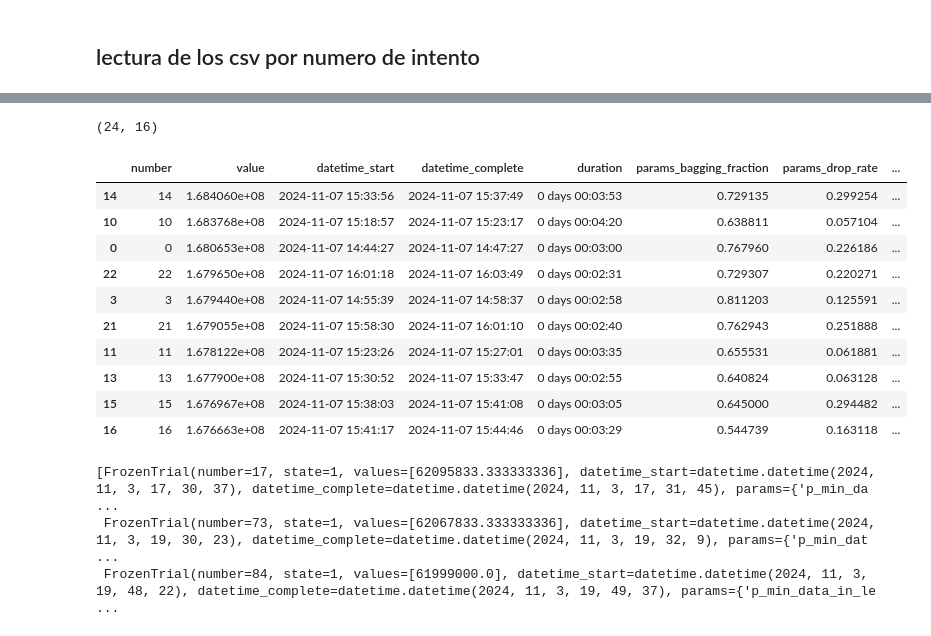
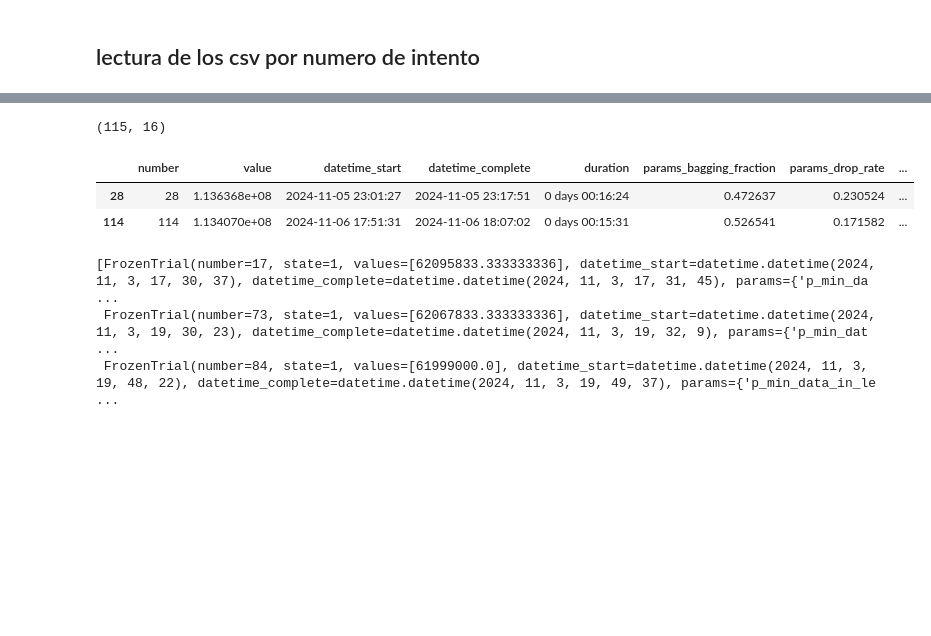
Before and after one commit to jgjuara/pipe-dmeyf24, a Jupyter notebook: testing/evaluacion.ipynb, the cells around one changed output, grey strips where cells are left out. Drawn from its saved outputs; the diff is of its cells as text; code cells hidden in the pictures; blank space fills up the shorter version.

```diff
--- a/testing/evaluacion.ipynb
+++ b/testing/evaluacion.ipynb
@@ -51,27 +87,17 @@ optuna.get_all_study_names(st)
 # %%
-
-
 study = optuna.load_study(
-    study_name= "exp105",
+    study_name= "exp103",
     storage= st)
 # %%
 st_df = study.trials_dataframe().sort_values("value", ascending = False)
 # %%
 st_df.loc[st_df['state'] == 'COMPLETE'].shape
 # %% [output]
-(24, 16)
+(115, 16)
 # %%
-st_df.loc[st_df['state'] == 'COMPLETE'].head(10)
+st_df.loc[st_df['state'] == 'COMPLETE'].head(2)
 # %% [output]
 |  | number | value | datetime_start | datetime_complete | duration | params_bagging_fraction | params_drop_rate | ... |
-| 14 | 14 | 1.684060e+08 | 2024-11-07 15:33:56 | 2024-11-07 15:37:49 | 0 days 00:03:53 | 0.729135 | 0.299254 | ... |
-| 10 | 10 | 1.683768e+08 | 2024-11-07 15:18:57 | 2024-11-07 15:23:17 | 0 days 00:04:20 | 0.638811 | 0.057104 | ... |
-| 0 | 0 | 1.680653e+08 | 2024-11-07 14:44:27 | 2024-11-07 14:47:27 | 0 days 00:03:00 | 0.767960 | 0.226186 | ... |
-| 22 | 22 | 1.679650e+08 | 2024-11-07 16:01:18 | 2024-11-07 16:03:49 | 0 days 00:02:31 | 0.729307 | 0.220271 | ... |
-| 3 | 3 | 1.679440e+08 | 2024-11-07 14:55:39 | 2024-11-07 14:58:37 | 0 days 00:02:58 | 0.811203 | 0.125591 | ... |
-| 21 | 21 | 1.679055e+08 | 2024-11-07 15:58:30 | 2024-11-07 16:01:10 | 0 days 00:02:40 | 0.762943 | 0.251888 | ... |
-| 11 | 11 | 1.678122e+08 | 2024-11-07 15:23:26 | 2024-11-07 15:27:01 | 0 days 00:03:35 | 0.655531 | 0.061881 | ... |
-| 13 | 13 | 1.677900e+08 | 2024-11-07 15:30:52 | 2024-11-07 15:33:47 | 0 days 00:02:55 | 0.640824 | 0.063128 | ... |
-| 15 | 15 | 1.676967e+08 | 2024-11-07 15:38:03 | 2024-11-07 15:41:08 | 0 days 00:03:05 | 0.645000 | 0.294482 | ... |
-| 16 | 16 | 1.676663e+08 | 2024-11-07 15:41:17 | 2024-11-07 15:44:46 | 0 days 00:03:29 | 0.544739 | 0.163118 | ... |
+| 28 | 28 | 1.136368e+08 | 2024-11-05 23:01:27 | 2024-11-05 23:17:51 | 0 days 00:16:24 | 0.472637 | 0.230524 | ... |
+| 114 | 114 | 1.134070e+08 | 2024-11-06 17:51:31 | 2024-11-06 18:07:02 | 0 days 00:15:31 | 0.526541 | 0.171582 | ... |
 # %%
```
Also changed, not shown: parts of 13 cells of this notebook.
